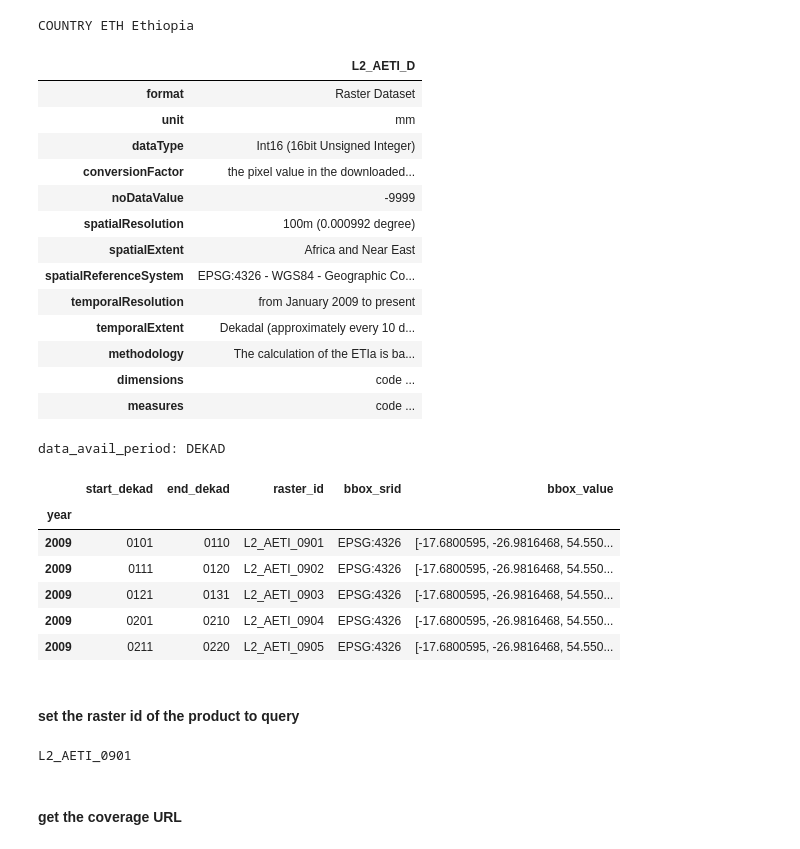
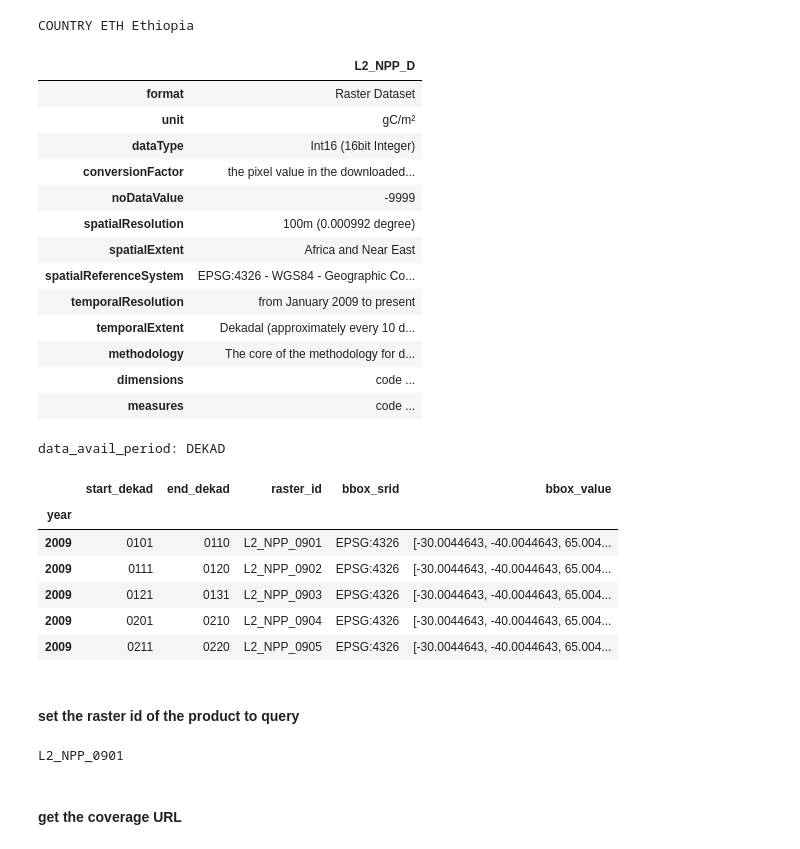
Before and after one commit to HKV-products-services/hkvwaporpy, a Jupyter notebook: notebook/example usage hkvwaporpy.ipynb, the cells around one changed output. Saved outputs shown, nothing was run; the diff lists cells and outputs as text; code cells hidden in the pictures.

```diff
--- a/notebook/example usage hkvwaporpy.ipynb
+++ b/notebook/example usage hkvwaporpy.ipynb
@@ -156,14 +155,14 @@ print(loc_type, loc_code, location['name'])
 # %% [output]
 COUNTRY ETH Ethiopia
 # %%
-ds_code='L2_AETI_D'
+ds_code='L2_NPP_D'
 cube_info=hkv.read_wapor.get_info_cube(cube_code=ds_code)
 cube_info
 # %% [output]
-|  | L2_AETI_D |
+|  | L2_NPP_D |
 | format | Raster Dataset |
-| unit | mm |
-| dataType | Int16 (16bit Unsigned Integer) |
+| unit | gC/m² |
+| dataType | Int16 (16bit Integer) |
 | conversionFactor | the pixel value in the downloaded... |
 | noDataValue | -9999 |
 | spatialResolution | 100m (0.000992 degree) |
@@ -171,7 +170,7 @@ cube_info
 | spatialReferenceSystem | EPSG:4326 - WGS84 - Geographic Co... |
 | temporalResolution | from January 2009 to present |
 | temporalExtent | Dekadal (approximately every 10 d... |
-| methodology | The calculation of the ETIa is ba... |
+| methodology | The core of the methodology for d... |
 | dimensions | code ... |
 | measures | code ... |
 # %%
@@ -184,11 +183,11 @@ df_avail.head()
 data_avail_period: DEKAD
 |  | start_dekad | end_dekad | raster_id | bbox_srid | bbox_value |
 | year |  |  |  |  |  |
-| 2009 | 0101 | 0110 | L2_AETI_0901 | EPSG:4326 | [-17.6800595, -26.9816468, 54.550... |
-| 2009 | 0111 | 0120 | L2_AETI_0902 | EPSG:4326 | [-17.6800595, -26.9816468, 54.550... |
-| 2009 | 0121 | 0131 | L2_AETI_0903 | EPSG:4326 | [-17.6800595, -26.9816468, 54.550... |
-| 2009 | 0201 | 0210 | L2_AETI_0904 | EPSG:4326 | [-17.6800595, -26.9816468, 54.550... |
-| 2009 | 0211 | 0220 | L2_AETI_0905 | EPSG:4326 | [-17.6800595, -26.9816468, 54.550... |
+| 2009 | 0101 | 0110 | L2_NPP_0901 | EPSG:4326 | [-30.0044643, -40.0044643, 65.004... |
+| 2009 | 0111 | 0120 | L2_NPP_0902 | EPSG:4326 | [-30.0044643, -40.0044643, 65.004... |
+| 2009 | 0121 | 0131 | L2_NPP_0903 | EPSG:4326 | [-30.0044643, -40.0044643, 65.004... |
+| 2009 | 0201 | 0210 | L2_NPP_0904 | EPSG:4326 | [-30.0044643, -40.0044643, 65.004... |
+| 2009 | 0211 | 0220 | L2_NPP_0905 | EPSG:4326 | [-30.0044643, -40.0044643, 65.004... |
 # %% [markdown]
 #### set the raster id of the product to query
 # %%
@@ -197,7 +196,7 @@ cube_period = df_avail.iloc[i]
 raster_id = cube_period['raster_id']
 print(raster_id)
 # %% [output]
-L2_AETI_0901
+L2_NPP_0901
 # %% [markdown]
 #### get the coverage URL
 # %%
```
Also changed, not shown: parts of 5 cells of this notebook.
